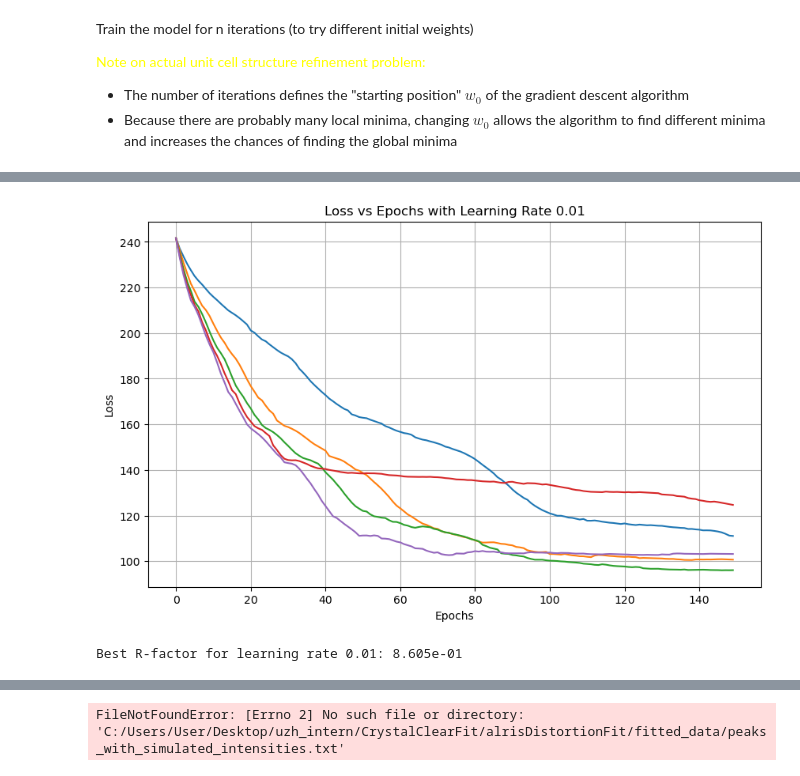
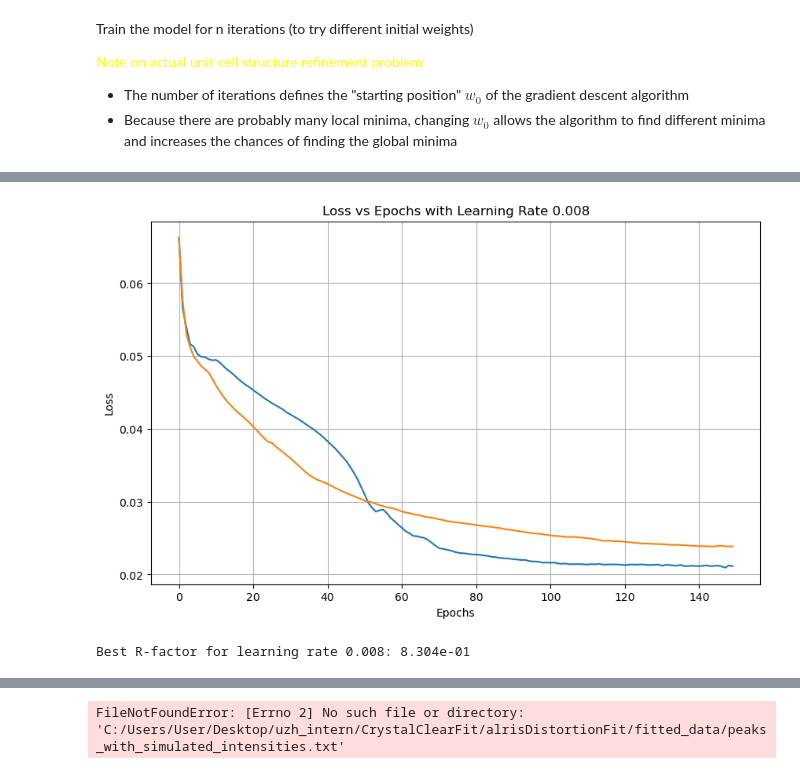
Before and after one commit to bleubreeymeow/alrisDistortionFit, a Jupyter notebook: PBCO/PBCO_1_3_inplane/P2/P2_gradient_descent.ipynb, the cells around one changed output, grey strips where cells are left out. Saved outputs shown, nothing was run; the diff lists cells and outputs as text; code cells hidden in the pictures.

Commit message:
weighted mse

```diff
--- a/PBCO/PBCO_1_3_inplane/P2/P2_gradient_descent.ipynb
+++ b/PBCO/PBCO_1_3_inplane/P2/P2_gradient_descent.ipynb
@@ -62,9 +62,9 @@ labels_err = []
 
 for label, err in zip(labels, vol_err):
     if label == 0:
-        labels_err.append(1)  # Assign a high error for zero labels
+        labels_err.append(0.0001)  # Assign a high error for zero labels
     else:
-        labels_err.append(10000)  # Inverse error for each label
+        labels_err.append(1/label * 100)  # Inverse error for each label
 
 labels_err = tf.convert_to_tensor(labels_err, dtype=tf.float32)
 labels = tf.convert_to_tensor(labels, dtype=tf.float32)
@@ -153,7 +153,7 @@ class FunAsLayer(tf.keras.layers.Layer):
         self.matrix = matrix
 
     def build(self, input_shape):
-        self.param = self.add_weight(name='param', shape=(mode_num,), initializer=tf.keras.initializers.RandomNormal(mean=0.0, stddev=0.25, seed=1), trainable=True)
+        self.param = self.add_weight(name='param', shape=(mode_num,), initializer=tf.keras.initializers.RandomNormal(mean=0.0, stddev=0.01, seed=1), trainable=True)
         super().build(input_shape)
 
     def call(self, inputs):
@@ -220,7 +220,7 @@ Train the model for n iterations (to try different initial weights)
 - The number of iterations defines the "starting position" $w_0$ of the gradient descent algorithm
 - Because there are probably many local minima, changing $w_0$ allows the algorithm to find different minima and increases the chances of finding the global minima
 # %%
-lr = [1e-2]
+lr = [8e-3]
 best_pars_overall = None
 best_rf_overall = np.inf
 best_loss_overall = []
@@ -235,7 +235,7 @@ for learning_rate in lr:
 
     n_epochs = 150
     histories = []
-    n_iter = 5
+    n_iter = 2
 
     min_loss = np.inf
     best_pars = None
@@ -253,7 +253,7 @@ for learning_rate in lr:
         # Compile the model with the custom loss function and metric
         model.compile(
             optimizer=optim,
-            loss= 'mse', # MSE_weighted() if using errors
+            loss= WeightedMeanSquaredError(), # MSE_weighted() if using errors
             metrics=[r_factor_metric],
             run_eagerly=False,  # Set to True for debugging, False for performance
 
@@ -332,5 +332,5 @@ With 26.032394082896197 iterations per second
-[figure, old version]
+[figure, new version]
-Best R-factor for learning rate 0.01: 8.605e-01
+Best R-factor for learning rate 0.008: 8.304e-01
 # %%
 all_losses = best_loss_overall
 best_model_pars = best_pars_overall
```
Also changed, not shown: parts of 5 cells of this notebook.
